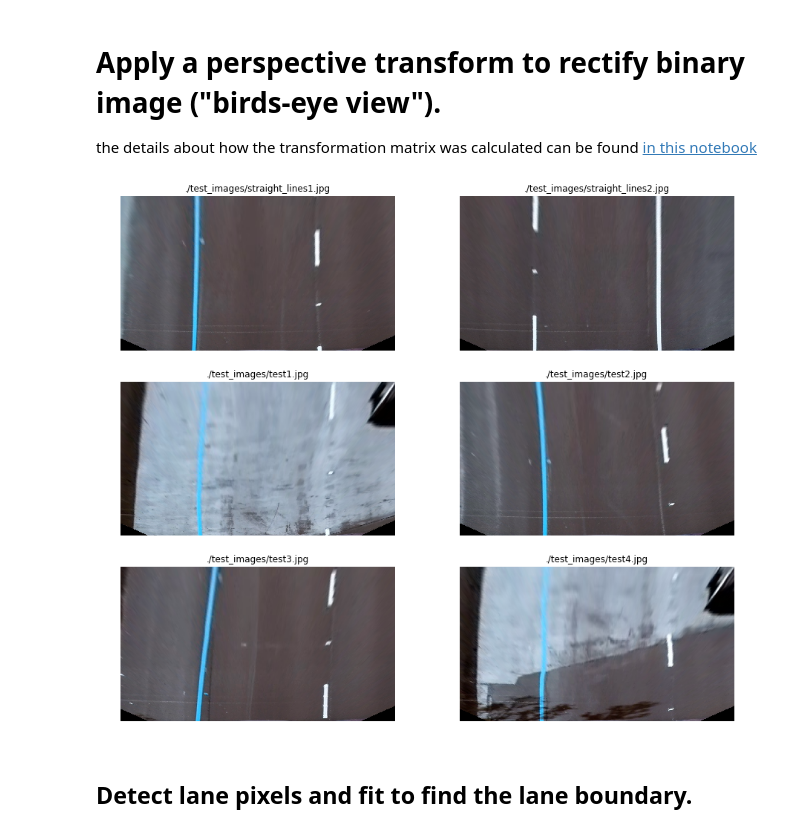
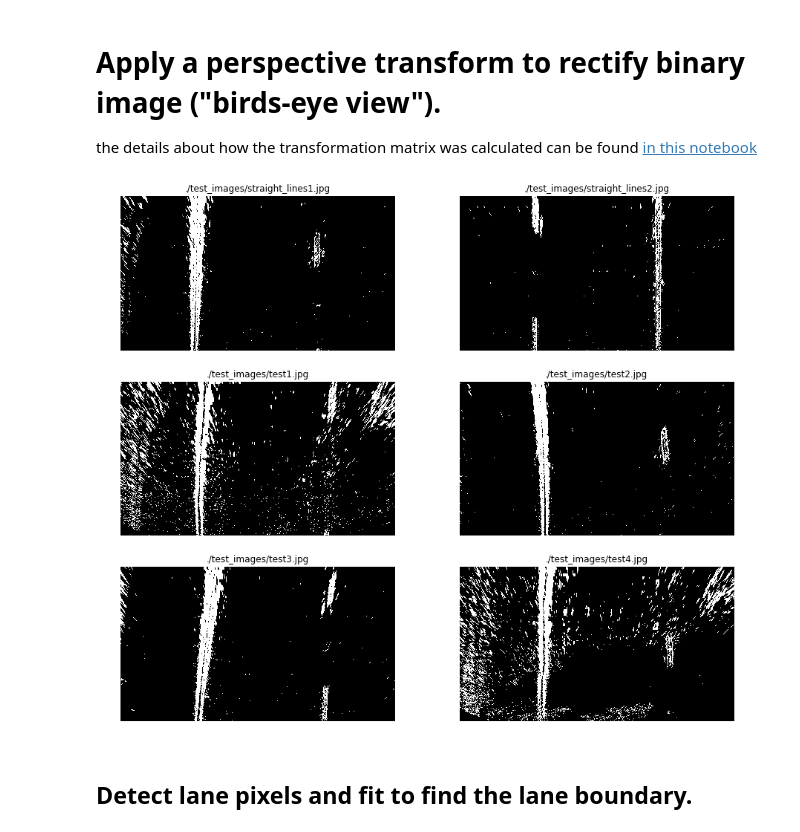
Before and after one commit to darienmt/CarND-Advanced-Lane-Lines-P4, a Jupyter notebook: Advance Lane Lines.ipynb, the cells around one changed output. Saved outputs shown, nothing was run; the diff lists cells and outputs as text; code cells hidden in the pictures.

Commit message:
Adjusting line detection

```diff
--- a/Advance Lane Lines.ipynb
+++ b/Advance Lane Lines.ipynb
@@ -207,9 +207,9 @@ def adjustPerspective(image, M=M):
 
 combineAndTransform = lambda img: adjustPerspective(combineGradients(img))
 # %%
-resultPerspective = applyAndShow(testImages, adjustPerspective, cmap='gray')
+resultPerspective = applyAndShow(testImages, combineAndTransform, cmap='gray')
 # %% [output]
-[figure, old version]
+[figure, new version]
 # %% [markdown]
 ## Detect lane pixels and fit to find the lane boundary.
 # %%
```
Also changed, not shown: parts of 1 cell of this notebook.
